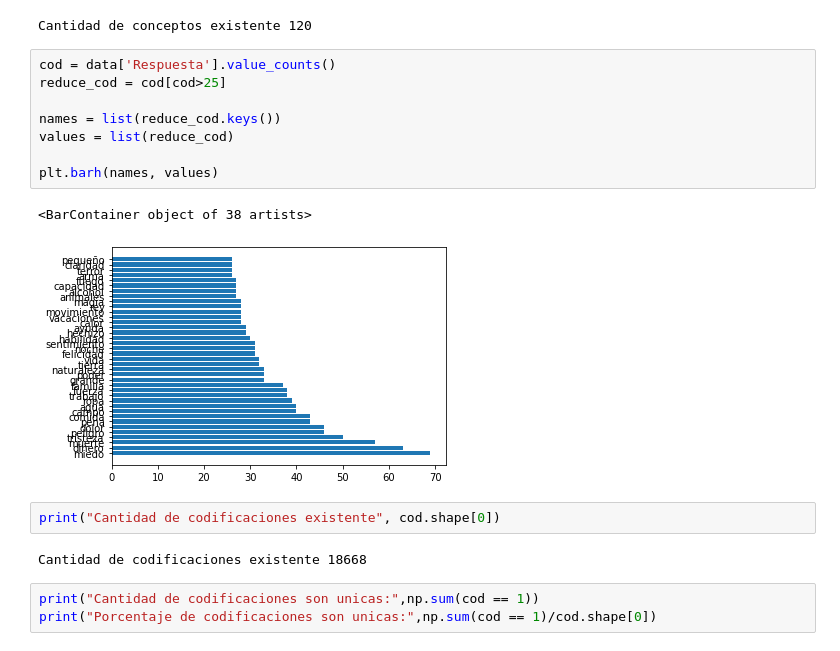
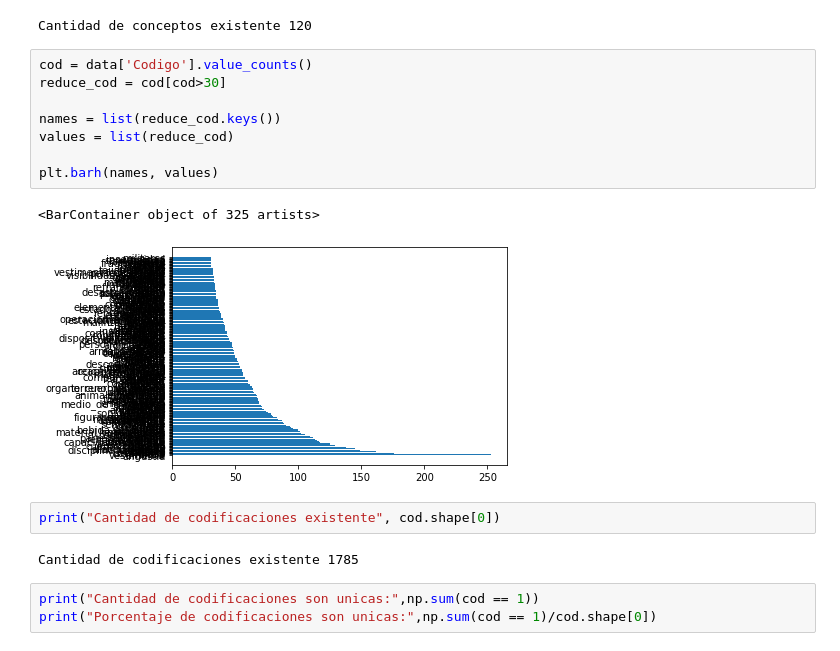
Before and after one commit to DJRamosA/AC-PLT, a Jupyter notebook: src/process_nueva_data/PreProcess.ipynb, the cells around one changed output. Drawn from its saved outputs; the diff is of its cells as text.

```diff
--- a/src/process_nueva_data/PreProcess.ipynb
+++ b/src/process_nueva_data/PreProcess.ipynb
@@ -89,20 +89,20 @@ print("Cantidad de conceptos existente", concept.shape[0])
 # %% [output]
 Cantidad de conceptos existente 120
 # %%
-cod = data['Respuesta'].value_counts()
-reduce_cod = cod[cod>25]
+cod = data['Codigo'].value_counts()
+reduce_cod = cod[cod>30]
 
 names = list(reduce_cod.keys())
 values = list(reduce_cod)
 
 plt.barh(names, values)
 # %% [output]
-<BarContainer object of 38 artists>
+<BarContainer object of 325 artists>
-[figure, old version]
+[figure, new version]
 # %%
 print("Cantidad de codificaciones existente", cod.shape[0])
 # %% [output]
-Cantidad de codificaciones existente 18668
+Cantidad de codificaciones existente 1785
 # %%
 print("Cantidad de codificaciones son unicas:",np.sum(cod == 1))
 print("Porcentaje de codificaciones son unicas:",np.sum(cod == 1)/cod.shape[0])
```
Also changed, not shown: 7 other files.
